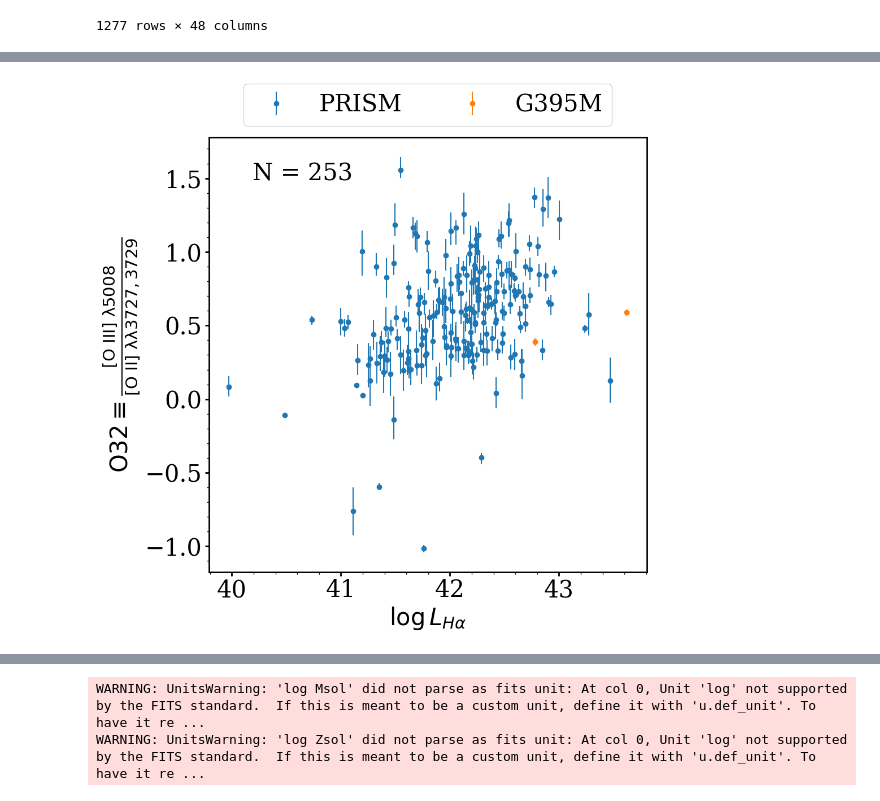
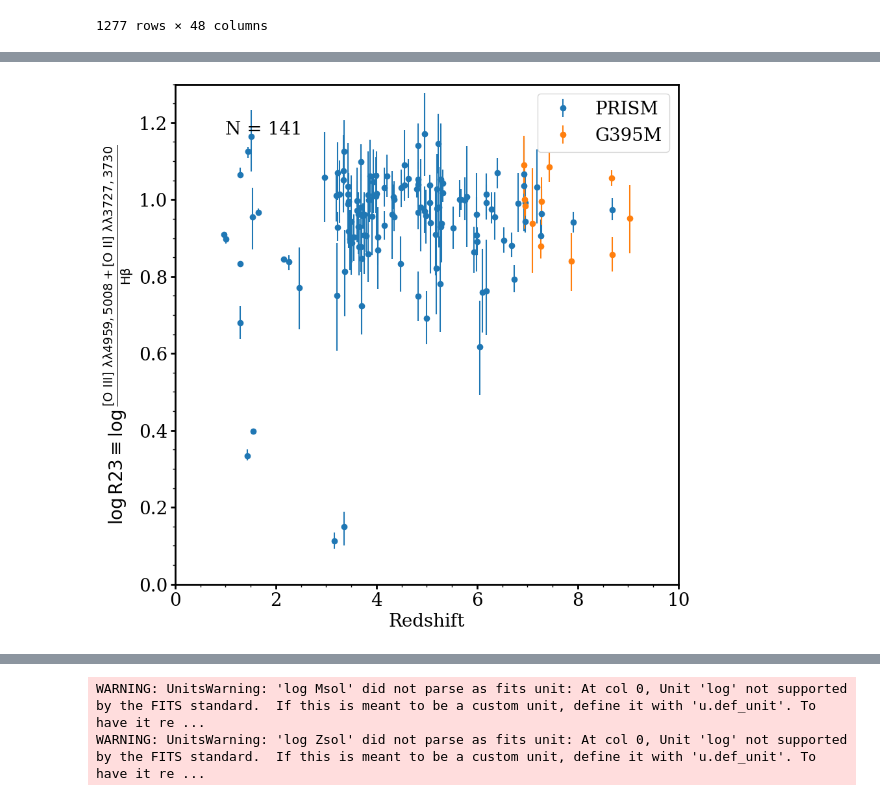
Before and after one commit to njcleri/RUBIES_ionization_conditions, a Jupyter notebook: ionization_conditions_zach.ipynb, the cells around one changed output, grey strips where cells are left out. Drawn from its saved outputs; the diff is of its cells as text; code cells hidden in the pictures.

Commit message:
plots

```diff
--- a/ionization_conditions_zach.ipynb
+++ b/ionization_conditions_zach.ipynb
@@ -47,7 +48,14 @@ line_fluxes_prism = (line_fluxes.loc[:, line_fluxes.columns.str.contains('prism'
                                                                    x.Oii_3727_prism, x.Oii_3727_prism_p16_err,
                                                                    x.Hb_prism, x.Hb_prism_p16_err),
                             L_Ha = lambda x: pf.get_luminosity(np.array(x.z_prism), np.array(x.Ha_prism)*10**-20),
-                            L_Hb = lambda x: pf.get_luminosity(np.array(x.z_prism), np.array(x.Hb_prism)*10**-20)
+                            L_Ha_ERR_84 = lambda x: pf.get_luminosity(np.array(x.z_prism), np.array(x.Ha_prism_p84_err)*10**-20),
+                            L_Ha_ERR_16 = lambda x: pf.get_luminosity(np.array(x.z_prism), np.array(x.Ha_prism_p16_err)*10**-20),
+                            L_Hb = lambda x: pf.get_luminosity(np.array(x.z_prism), np.array(x.Hb_prism)*10**-20),
+                            L_Hb_ERR_84 = lambda x: pf.get_luminosity(np.array(x.z_prism), np.array(x.Hb_prism_p84_err)*10**-20),
+                            L_Hb_ERR_16 = lambda x: pf.get_luminosity(np.array(x.z_prism), np.array(x.Hb_prism_p16_err)*10**-20),
+                            L_OIII_5007 = lambda x: pf.get_luminosity(np.array(x.z_prism), np.array(x.Oiii_5007_prism)*10**-20),
+                            L_OIII_5007_ERR_84 = lambda x: pf.get_luminosity(np.array(x.z_prism), np.array(x.Oiii_5007_prism_p84_err)*10**-20),
+                            L_OIII_5007_ERR_16 = lambda x: pf.get_luminosity(np.array(x.z_prism), np.array(x.Oiii_5007_prism_p16_err)*10**-20)
                             )
 )
 
@@ -78,7 +86,14 @@ line_fluxes_g395m = (line_fluxes.loc[:, line_fluxes.columns.str.contains('g395m'
                                                                    x.Oii_3727_g395m, x.Oii_3727_g395m_p16_err,
                                                                    x.Hb_g395m, x.Hb_g395m_p16_err),
                             L_Ha = lambda x: pf.get_luminosity(np.array(x.z_g395m), np.array(x.Ha_g395m)*10**-20),
-                            L_Hb = lambda x: pf.get_luminosity(np.array(x.z_g395m), np.array(x.Hb_g395m)*10**-20)
+                            L_Ha_ERR_84 = lambda x: pf.get_luminosity(np.array(x.z_g395m), np.array(x.Ha_g395m_p84_err)*10**-20),
+                            L_Ha_ERR_16 = lambda x: pf.get_luminosity(np.array(x.z_g395m), np.array(x.Ha_g395m_p16_err)*10**-20),
+                            L_Hb = lambda x: pf.get_luminosity(np.array(x.z_g395m), np.array(x.Hb_g395m)*10**-20),
+                            L_Hb_ERR_84 = lambda x: pf.get_luminosity(np.array(x.z_g395m), np.array(x.Hb_g395m_p84_err)*10**-20),
+                            L_Hb_ERR_16 = lambda x: pf.get_luminosity(np.array(x.z_g395m), np.array(x.Hb_g395m_p16_err)*10**-20),
+                            L_OIII_5007 = lambda x: pf.get_luminosity(np.array(x.z_g395m), np.array(x.Oiii_5007_g395m)*10**-20),
+                            L_OIII_5007_ERR_84 = lambda x: pf.get_luminosity(np.array(x.z_g395m), np.array(x.Oiii_5007_g395m_p84_err)*10**-20),
+                            L_OIII_5007_ERR_16 = lambda x: pf.get_luminosity(np.array(x.z_g395m), np.array(x.Oiii_5007_g395m_p16_err)*10**-20)
                             )
 )
 
@@ -185,27 +230,27 @@ plt.show()
 # %%
-O32Hadf_prism = line_fluxes_prism[snr3727_prism & snr5007_prism & snrha_prism]
-O32Hadf_g395m = line_fluxes_g395m[snr3727_g395m & snr5007_g395m & snrha_g395m]
-O32Hadf_both = pd.merge(O32Hadf_prism, O32Hadf_g395m, on='id', how='inner')
+R23df_prism = line_fluxes_prism[snr3727_prism & snrhb_prism & snr5007_prism & snr4959_prism]
+R23df_g395m = line_fluxes_g395m[snr3727_g395m & snrhb_g395m & snr5007_g395m & snr4959_g395m]
+R23df_both = pd.merge(R23df_prism, R23df_g395m, on='id', how='inner')
 plt.figure(figsize=(10,10))
-
-plt.errorbar(x=np.log10(O32Hadf_prism.L_Ha), y=np.log10(O32Hadf_prism.O32),
-             yerr=[sf.propagate_uncertainty_log10(O32Hadf_prism.O32,O32Hadf_prism.O32_ERR_16), sf.propagate_uncertainty_log10(O32Hadf_prism.O32,O32Hadf_prism.O32_ERR_84)],
-             ls='None', marker='o', label='PRISM')
-plt.errorbar(x=np.log10(O32Hadf_g395m.L_Ha), y=np.log10(O32Hadf_g395m.O32),
-             yerr=[sf.propagate_uncertainty_log10(O32Hadf_g395m.O32,O32Hadf_g395m.O32_ERR_16), sf.propagate_uncertainty_log10(O32Hadf_g395m.O32,O32Hadf_g395m.O32_ERR_84)],
-             ls='None', marker='o', label='G395M')
+plt.errorbar(x=R23df_prism.z_prism, y=np.log10(R23df_prism.R23),
+             yerr=[sf.propagate_uncertainty_log10(R23df_prism.R23,R23df_prism.R23_ERR_16), sf.propagate_uncertainty_log10(R23df_prism.R23,R23df_prism.R23_ERR_84)],
+             ls='None', marker='o', zorder=-1, label='PRISM')
+plt.errorbar(x=R23df_g395m.z_g395m, y=np.log10(R23df_g395m.R23),
+             yerr=[sf.propagate_uncertainty_log10(R23df_g395m.R23,R23df_g395m.R23_ERR_16), sf.propagate_uncertainty_log10(R23df_g395m.R23,R23df_g395m.R23_ERR_84)],
+             ls='None', marker='o', zorder=-1, label='G395M')
 
 # a, b = np.polyfit(O32df_prism.z_prism, O32df_prism.Oiii_5007_prism/O32df_prism.Oii_3727_prism, 1)
 # plt.plot(np.linspace(0,10,1000), a*np.linspace(0,10,1000)+b, label=f'O32 = {np.round(a, 1)}z + {np.round(b, 1)}')
 
-plt.annotate(f'N = {len(O32df_prism)+len(O32df_g395m)}', xy=(0.1, 0.9), xycoords='axes fraction')
-plt.xlabel(r'$\log L_{H\alpha}$')
-plt.ylabel(r'$\rm{O32} \equiv \frac{\rm{[O~III]}~\lambda5008}{\rm{[O~II]}~\lambda\lambda3727,3729}$')
+plt.annotate(f'N = {len(R23df_prism)+len(R23df_g395m)}', xy=(0.1, 0.9), xycoords='axes fraction')
+plt.xlabel('Redshift')
+plt.ylabel(r'$\log\rm{R23} \equiv \log\frac{\rm{[O~III]}~\lambda\lambda 4959,5008 + \rm{[O~II]}~\lambda\lambda3727,3730}{H\beta}$')
+
 # plt.yscale('log')
-# plt.axis([0, 10, 10**-2, 10**2])
-plt.legend(loc='upper center', bbox_to_anchor=(0.5, 1.15), ncols=2)
-# plt.savefig(FIGURES.joinpath('O32_z.pdf'))
+plt.axis([0, 10, 0, 1.3])
+plt.legend()
+plt.savefig(FIGURES.joinpath('R23_z.pdf'))
 plt.show()
 # %% [output]
-[figure, old version]
+[figure, new version]
 # %%
```
Also changed, not shown: parts of 11 cells of this notebook, 12 other files.
